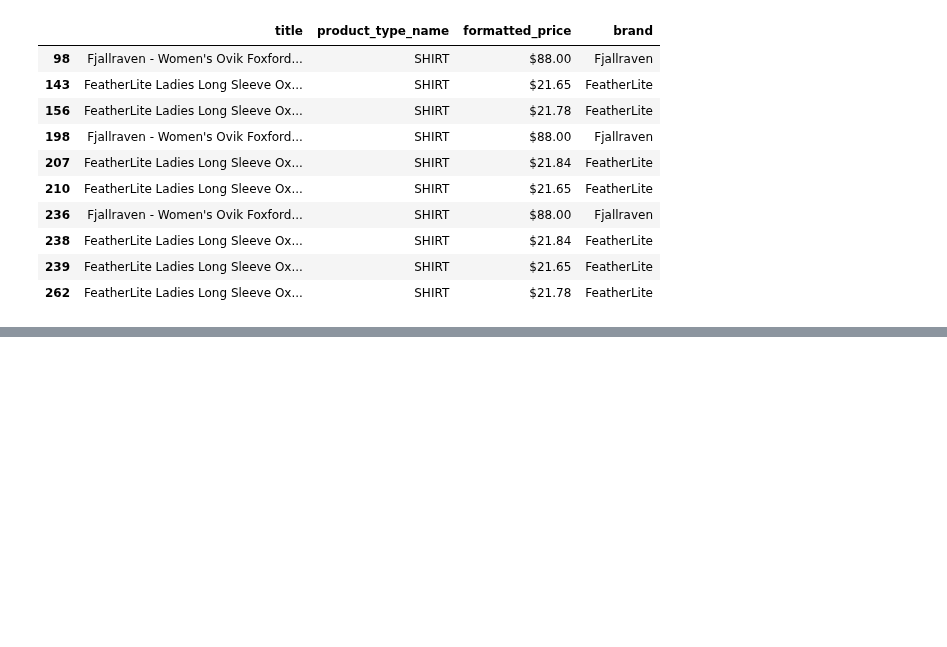
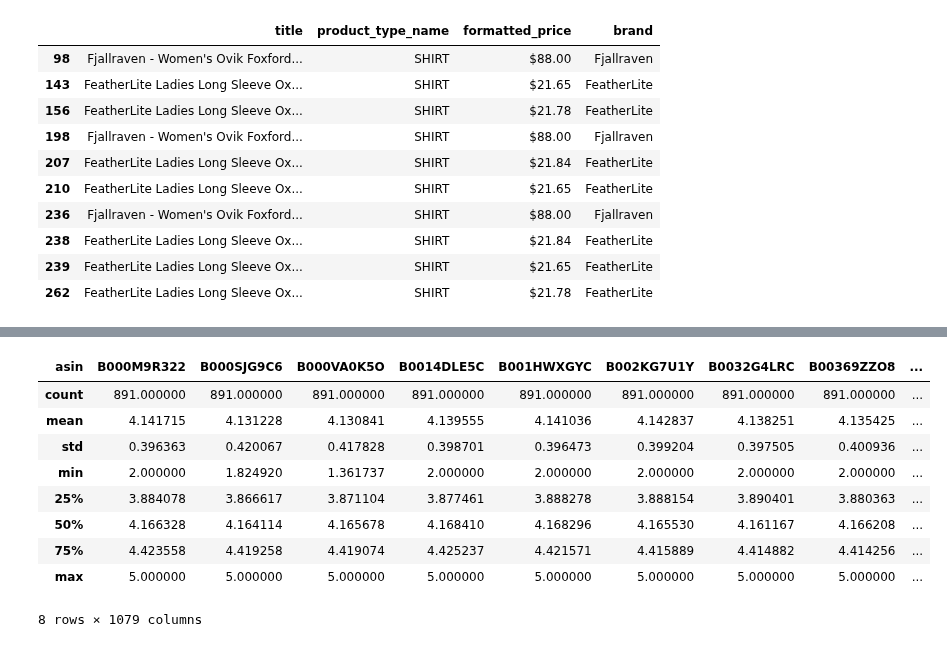
Before and after one commit to royruik/CSI4142_Assignments, a Jupyter notebook: A4/A4_Jupyter_Analysis14.ipynb, the cells around one changed output, grey strips where cells are left out. Cells and saved outputs as stored; diff of their text form; code cells hidden in the pictures; blank space fills up the shorter version.

```diff
--- a/A4/A4_Jupyter_Analysis14.ipynb
+++ b/A4/A4_Jupyter_Analysis14.ipynb
@@ -296,0 +301,15 @@ df_title[df_title["title_clean"].str.contains("oxford")][["title", "product_type
+# %%
+# Load a 10% sample from reviews (or a smaller chunk if needed)
+sample_reviews = pd.read_csv("dataset/Clothing-Reviews.csv", usecols=["asin", "review_userId", "review_score"]).sample(frac=0.3, random_state=42)
+
+# Drop missing ratings or user/item identifiers
+sample_reviews = sample_reviews.dropna(subset=["asin", "review_userId", "review_score"])
+
+# Load product metadata (only columns we care about)
+df_meta = pd.read_csv("dataset/Amazon-clothing-info.csv", usecols=["asin", "title", "brand", "product_type_name", "color", "formatted_price"])
+# Drop missing and zero reviews
+sample_reviews = sample_reviews.dropna(subset=["asin", "review_userId", "review_score"])
+sample_reviews = sample_reviews[sample_reviews["review_score"] > 0]
+
+
+sample_reviews.head(11)
@@ -296,0 +380,40 @@ df_title[df_title["title_clean"].str.contains("oxford")][["title", "product_type
+# %%
+from sklearn.decomposition import TruncatedSVD
+
+# Step 1: Replace 0s with NaN (marking unrated items)
+utility_nan = utility_matrix.replace(0, np.nan)
+
+# Step 2: Compute user means
+user_means = utility_nan.mean(axis=1)
+
+# Step 3: Mean-center the matrix (subtract user average)
+centered_matrix = utility_nan.sub(user_means, axis=0).fillna(0)
+
+# Step 4: Apply SVD
+k = 200
+svd = TruncatedSVD(n_components=k, random_state=42)
+P = svd.fit_transform(centered_matrix)
+Q = svd.components_
+
+# Step 5: Reconstruct predictions
+pred_centered = pd.DataFrame(P @ Q, index=utility_matrix.index, columns=utility_matrix.columns)
+
+# Step 6: Add user means back
+predicted_ratings = pred_centered.add(user_means, axis=0)
+
+# Step 7: Clip to valid rating range [1, 5]
+predicted_ratings = predicted_ratings.clip(1, 5)
+
+# Preview distribution
+predicted_ratings.describe()
+# %% [output]
+| asin | B000M9R322 | B000SJG9C6 | B000VA0K5O | B0014DLE5C | B001HWXGYC | B002KG7U1Y | B0032G4LRC | B00369ZZO8 | ... |
+| count | 891.000000 | 891.000000 | 891.000000 | 891.000000 | 891.000000 | 891.000000 | 891.000000 | 891.000000 | ... |
+| mean | 4.141715 | 4.131228 | 4.130841 | 4.139555 | 4.141036 | 4.142837 | 4.138251 | 4.135425 | ... |
+| std | 0.396363 | 0.420067 | 0.417828 | 0.398701 | 0.396473 | 0.399204 | 0.397505 | 0.400936 | ... |
+| min | 2.000000 | 1.824920 | 1.361737 | 2.000000 | 2.000000 | 2.000000 | 2.000000 | 2.000000 | ... |
+| 25% | 3.884078 | 3.866617 | 3.871104 | 3.877461 | 3.888278 | 3.888154 | 3.890401 | 3.880363 | ... |
+| 50% | 4.166328 | 4.164114 | 4.165678 | 4.168410 | 4.168296 | 4.165530 | 4.161167 | 4.166208 | ... |
+| 75% | 4.423558 | 4.419258 | 4.419074 | 4.425237 | 4.421571 | 4.415889 | 4.414882 | 4.414256 | ... |
+| max | 5.000000 | 5.000000 | 5.000000 | 5.000000 | 5.000000 | 5.000000 | 5.000000 | 5.000000 | ... |
+8 rows × 1079 columns
```
Also changed, not shown: parts of 19 cells of this notebook.
